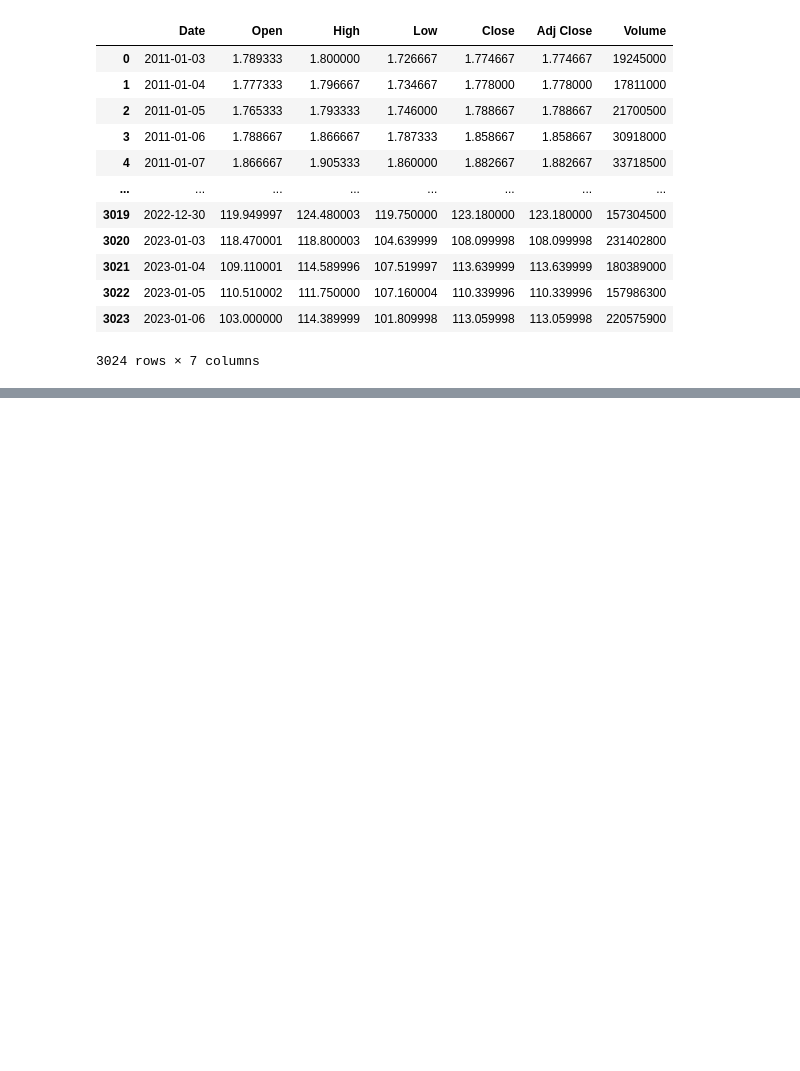
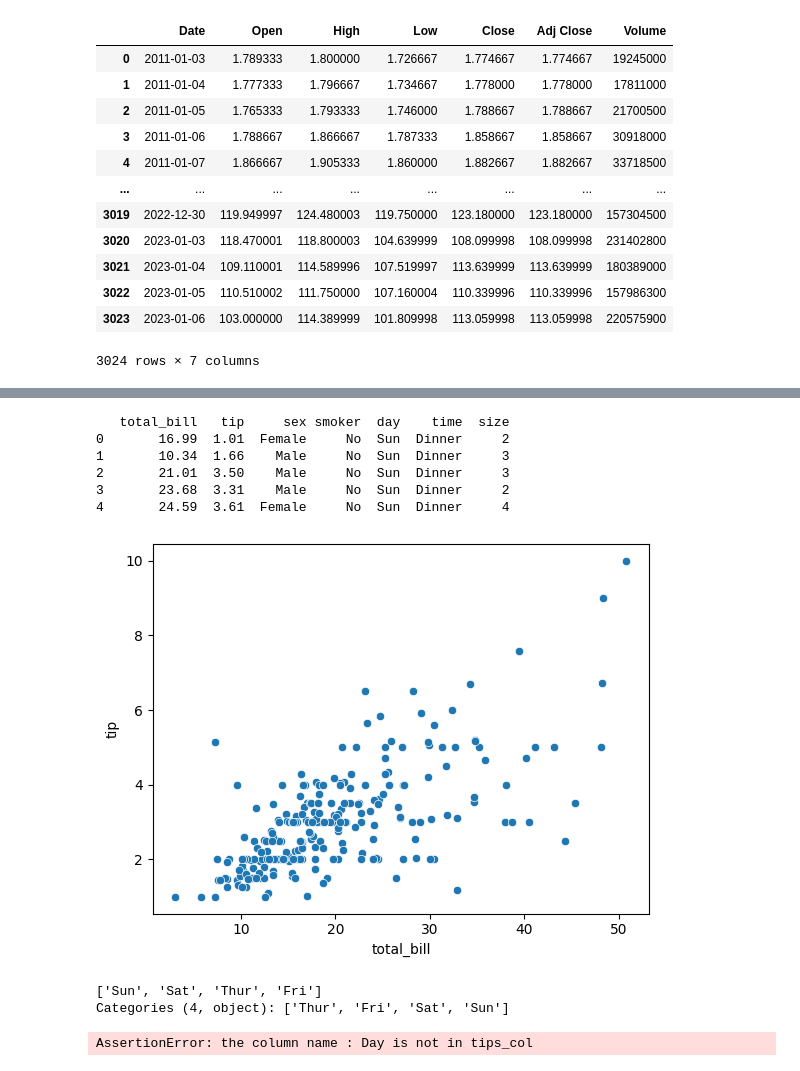
Before and after one commit to botanist420/LuxTheory, a Jupyter notebook: lucas_lab.ipynb, the cells around one changed output, grey strips where cells are left out. Saved outputs shown, nothing was run; the diff lists cells and outputs as text; code cells hidden in the pictures; blank space fills up the shorter version.

```diff
--- a/lucas_lab.ipynb
+++ b/lucas_lab.ipynb
@@ -89,0 +116,45 @@ sns.lineplot(data=df_tsla, x="Date", y="Adj Close")
+# %%
+xy_col_list = ["toal_bill", "tip"]
+
+# create a function: test_copilot_vis which turn the csv file into a dataframe: df_test
+# and then print first 5 rows of this dataframe
+# use seaborn to plot a scatter plot of the input columns names in xy_col_list
+# use plt.show() to show the plot
+
+def test_copilot_vis(csv_file, xy_col_list: list):
+    # If the suffix of csv_file is not ".csv", then return "not a csv file" and exit the function
+    if csv_file[-4:] != ".csv":
+        return "not a csv file"
+    else:
+        df = pd.read_csv(csv_file)
+        print(df.head())
+        sns.scatterplot(data=df, x=xy_col_list[0], y=xy_col_list[1])
+        plt.show()
+# %%
+test_copilot_vis("tips.csv", ["total_bill", "tip"])
+# %% [output]
+   total_bill   tip     sex smoker  day    time  size
+0       16.99  1.01  Female     No  Sun  Dinner     2
+1       10.34  1.66    Male     No  Sun  Dinner     3
+2       21.01  3.50    Male     No  Sun  Dinner     3
+3       23.68  3.31    Male     No  Sun  Dinner     2
+4       24.59  3.61  Female     No  Sun  Dinner     4
+[figure, added]
+# %%
+# print all the unique values in a dataframe's one column name day
+df = tips
+column_name = "day"
+
+print(df[column_name].unique())
+# %% [output]
+['Sun', 'Sat', 'Thur', 'Fri']
+Categories (4, object): ['Thur', 'Fri', 'Sat', 'Sun']
+# %%
+tips_col = tips.columns.values
+
+# Check if the object col_name is in the list tips_col
+col_name = "Day"
+
+assert col_name in tips_col, f"the column name : {col_name} is not in tips_col"
+# %% [output]
+AssertionError: the column name : Day is not in tips_col
```
Also changed, not shown: parts of 4 cells of this notebook, 2 other files.
